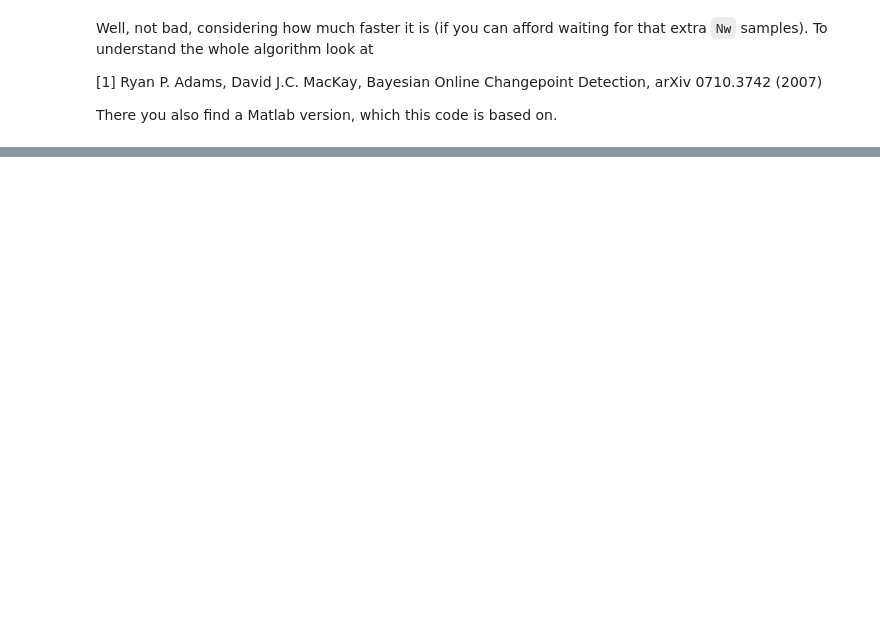
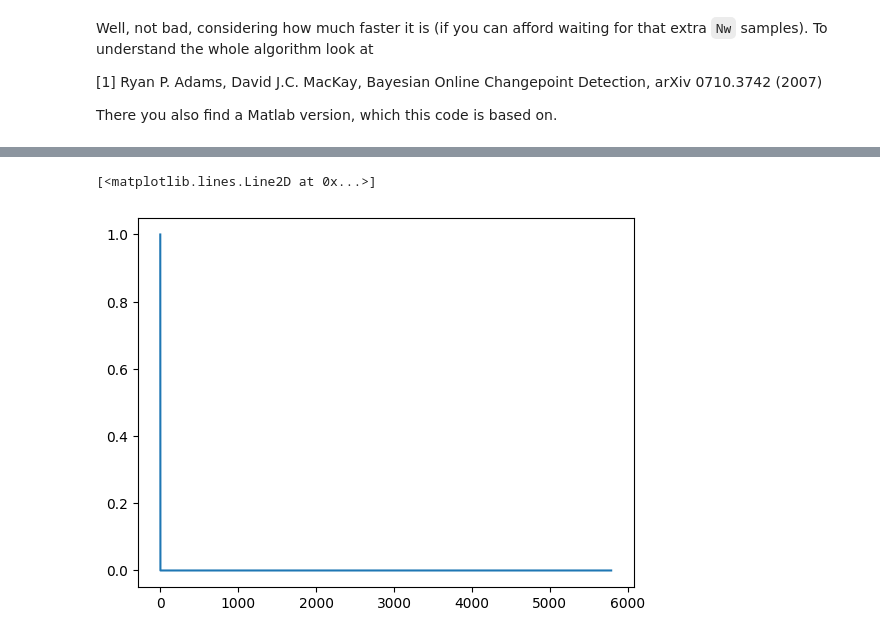
Before and after one commit to TiesHRL/DyART, a Jupyter notebook: Combined_code/Example_Code.ipynb, the cells around one changed output, grey strips where cells are left out. Cells and saved outputs as stored; diff of their text form; code cells hidden in the pictures; blank space fills up the shorter version.

```diff
--- a/Combined_code/Example_Code.ipynb
+++ b/Combined_code/Example_Code.ipynb
@@ -162,3 +161,8 @@ array([  0.,   1.,   2., ..., 177., 178.,   0.])
+# %%
+plt.plot(R[:,0])
+# %% [output]
+[<matplotlib.lines.Line2D at 0x...>]
+[figure, added]
 # %%
 partition, data = generate_normal_time_series(7, 50, 200)
 # %%
```
Also changed, not shown: parts of 9 cells of this notebook, 5 other files.
